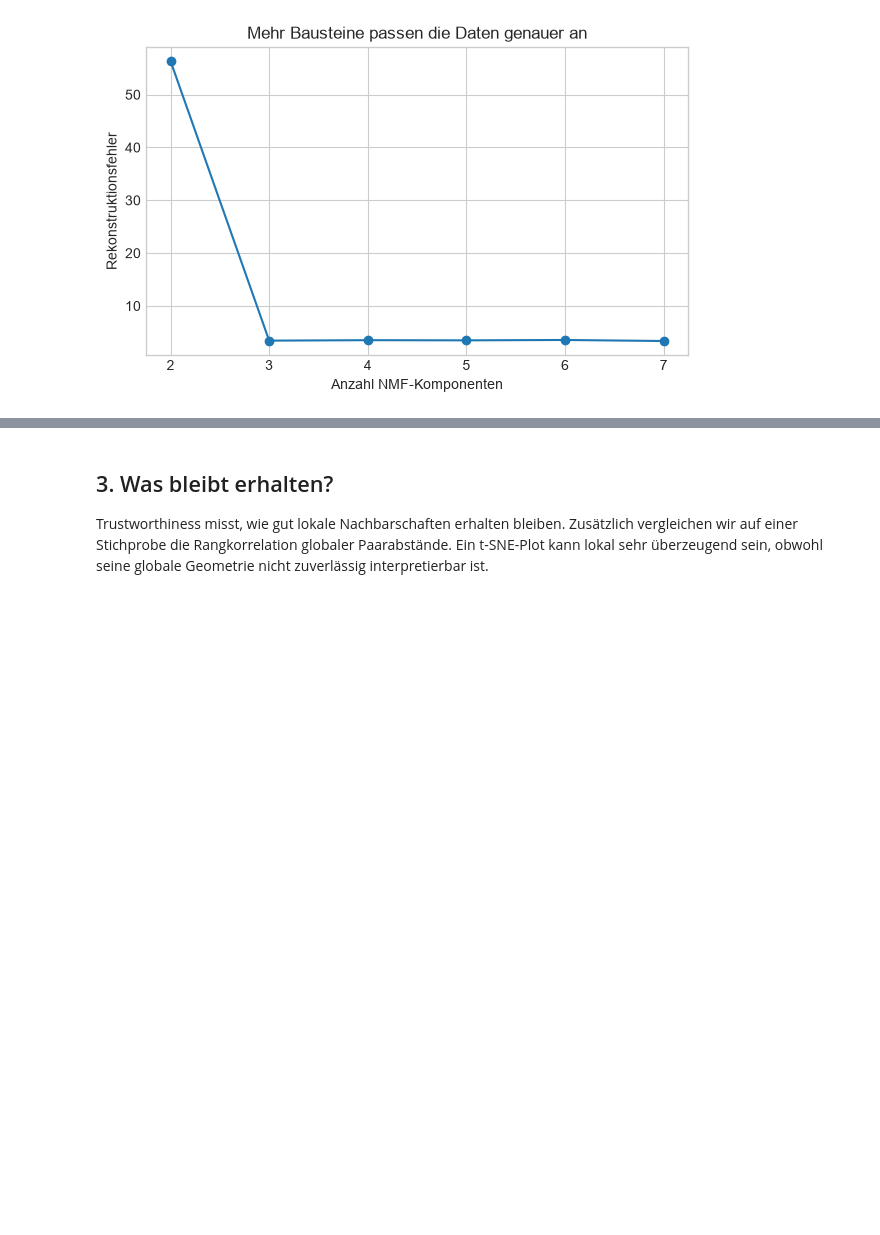
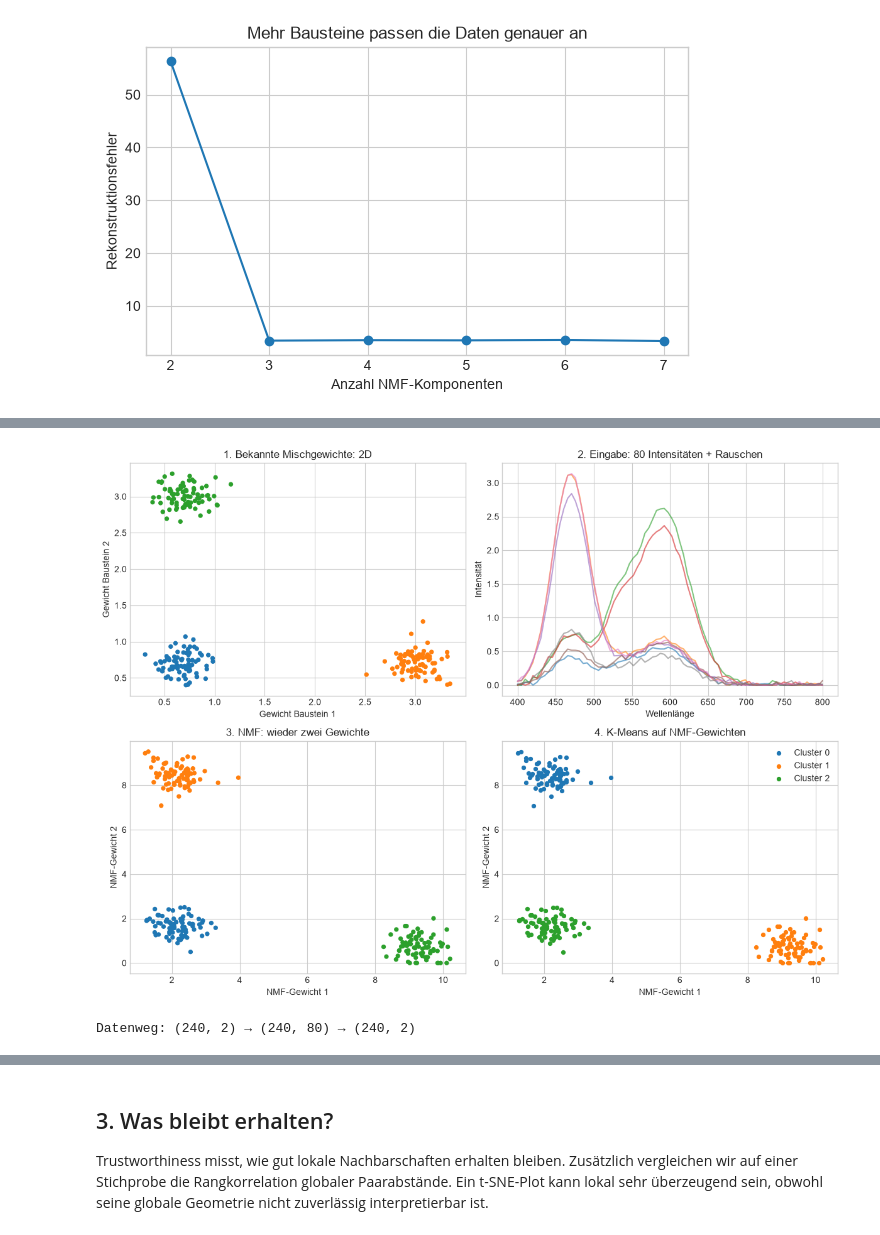
Before and after one commit to Y-Robin/MachineLearningKurs, a Jupyter notebook: set11-unueberwachtes-lernen/02_nmf_und_tsne.ipynb, the cells around one changed output, grey strips where cells are left out. Cells and saved outputs as stored; diff of their text form; code cells hidden in the pictures; blank space fills up the shorter version.

```diff
--- a/set11-unueberwachtes-lernen/02_nmf_und_tsne.ipynb
+++ b/set11-unueberwachtes-lernen/02_nmf_und_tsne.ipynb
@@ -100,0 +114,28 @@ plt.show()
+# %%
+W_2d, nmf_groups = make_blobs(n_samples=240, centers=[(0.7, 0.7), (3.0, 0.7), (0.7, 3.0)], cluster_std=0.15, random_state=RANDOM_STATE)
+W_2d = np.clip(W_2d, 0, None)
+nmf_rng = np.random.default_rng(RANDOM_STATE)
+X_80 = np.clip(W_2d @ H_true[:2] + nmf_rng.normal(0, 0.025, (240, 80)), 0, None)
+nmf_2d = NMF(n_components=2, init="nndsvda", max_iter=2000, tol=1e-3, random_state=RANDOM_STATE)
+W_2d_learned = nmf_2d.fit_transform(X_80)
+W_2d_learned = W_2d_learned * np.linalg.norm(nmf_2d.components_, axis=1)
+nmf_labels = KMeans(n_clusters=3, n_init=20, random_state=RANDOM_STATE).fit_predict(W_2d_learned)
+fig, axes = plt.subplots(2, 2, figsize=(12, 9))
+axes = axes.ravel()
+axes[0].scatter(*W_2d.T, c=nmf_groups, cmap="tab10", vmin=0, vmax=9, s=18)
+axes[0].set(title="1. Bekannte Mischgewichte: 2D", xlabel="Gewicht Baustein 1", ylabel="Gewicht Baustein 2")
+for i in range(8):
+    axes[1].plot(wavelengths, X_80[i], alpha=0.6)
+axes[1].set(title="2. Eingabe: 80 Intensitäten + Rauschen", xlabel="Wellenlänge", ylabel="Intensität")
+axes[2].scatter(*W_2d_learned.T, c=nmf_groups, cmap="tab10", vmin=0, vmax=9, s=18)
+axes[2].set(title="3. NMF: wieder zwei Gewichte", xlabel="NMF-Gewicht 1", ylabel="NMF-Gewicht 2")
+for cluster in np.unique(nmf_labels):
+    mask = nmf_labels == cluster
+    axes[3].scatter(*W_2d_learned[mask].T, s=18, color=plt.get_cmap("tab10")(int(cluster)), label=f"Cluster {cluster}")
+axes[3].set(title="4. K-Means auf NMF-Gewichten", xlabel="NMF-Gewicht 1", ylabel="NMF-Gewicht 2")
+axes[3].legend()
+plt.tight_layout(); plt.show()
+print("Datenweg:", W_2d.shape, "→", X_80.shape, "→", W_2d_learned.shape)
+# %% [output]
+[figure, added]
+Datenweg: (240, 2) → (240, 80) → (240, 2)
```
Also changed, not shown: parts of 13 cells of this notebook, 15 other files.
